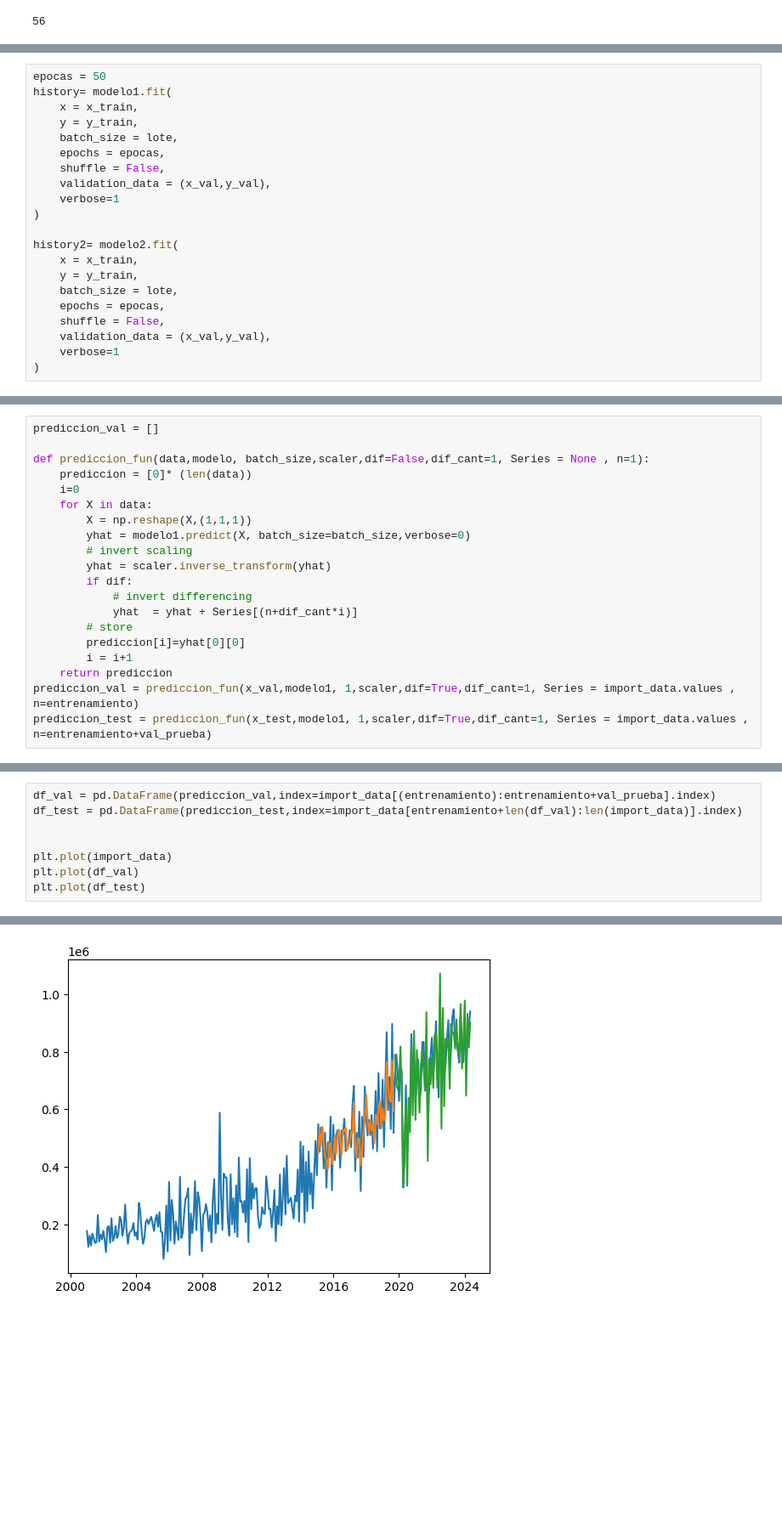
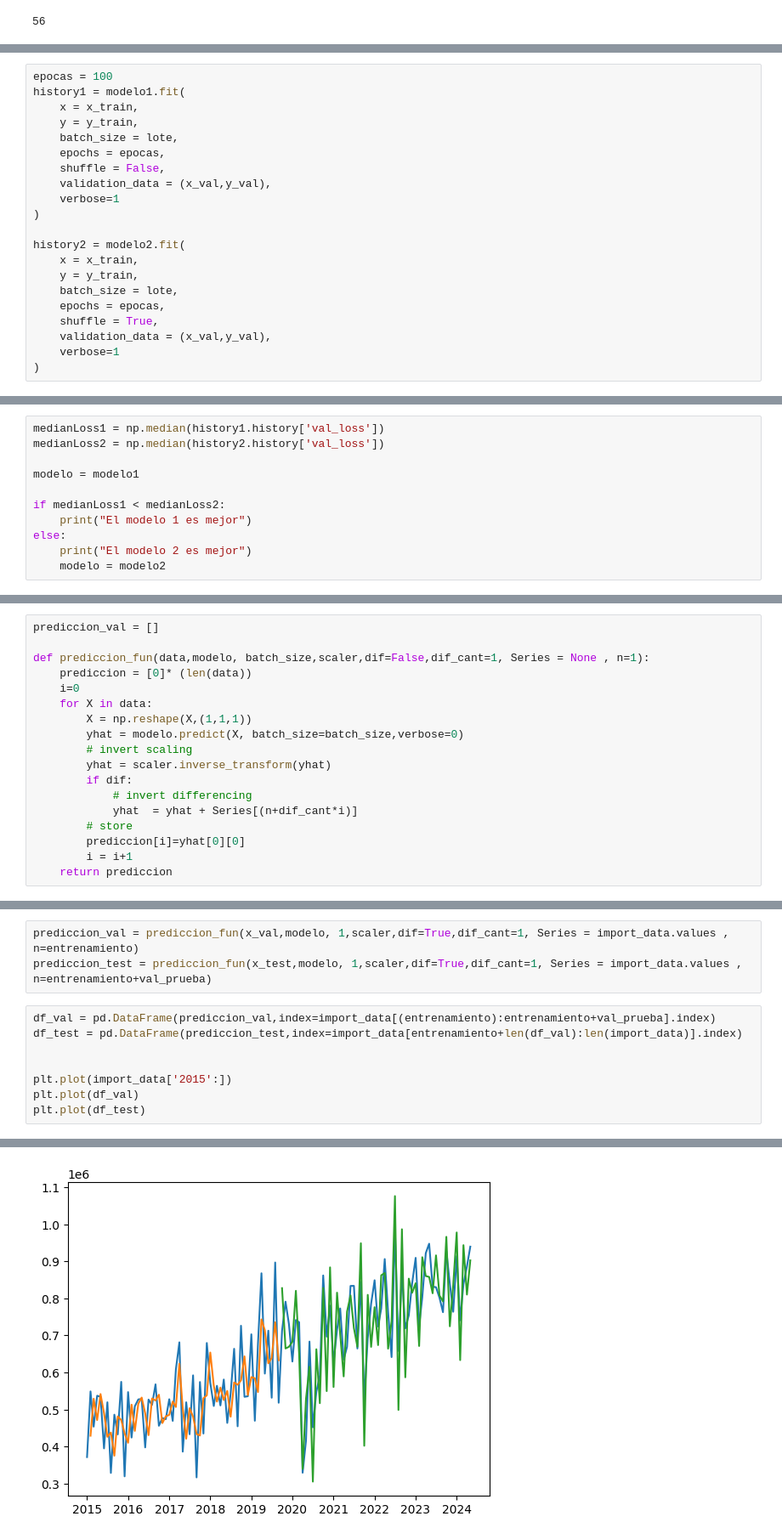
Before and after one commit to estebandonis/LSTMwithTimeSeries-DataScience, a Jupyter notebook: importationData.ipynb, the cells around one changed output, grey strips where cells are left out. Shown at 85% size. Drawn from its saved outputs; the diff is of its cells as text; blank space fills up the shorter version.

Commit message:
Gotten the best model using LSTM

```diff
--- a/importationData.ipynb
+++ b/importationData.ipynb
@@ -211,7 +210,7 @@ modelo1.compile(loss='mean_squared_error',optimizer="rmsprop")
 modelo2.compile(loss='mean_squared_error',optimizer="rmsprop")
 # %%
-epocas = 50
-history= modelo1.fit(
+epocas = 100
+history1 = modelo1.fit(
     x = x_train,
     y = y_train,
     batch_size = lote,
@@ -221,12 +220,12 @@ history= modelo1.fit(
     verbose=1
 )
 
-history2= modelo2.fit(
+history2 = modelo2.fit(
     x = x_train,
     y = y_train,
     batch_size = lote,
     epochs = epocas,
-    shuffle = False,
+    shuffle = True,
     validation_data = (x_val,y_val),
     verbose=1
 )
@@ -284,0 +270,11 @@ Pérdida en Prueba
+# %%
+medianLoss1 = np.median(history1.history['val_loss'])
+medianLoss2 = np.median(history2.history['val_loss'])
+
+modelo = modelo1
+
+if medianLoss1 < medianLoss2:
+    print("El modelo 1 es mejor")
+else:
+    print("El modelo 2 es mejor")
+    modelo = modelo2
@@ -290,7 +288,7 @@ def prediccion_fun(data,modelo, batch_size,scaler,dif=False,dif_cant=1, Series =
     i=0
     for X in data:
         X = np.reshape(X,(1,1,1))
-        yhat = modelo1.predict(X, batch_size=batch_size,verbose=0)
+        yhat = modelo.predict(X, batch_size=batch_size,verbose=0)
         # invert scaling
         yhat = scaler.inverse_transform(yhat)
         if dif:
@@ -300,5 +298,3 @@ def prediccion_fun(data,modelo, batch_size,scaler,dif=False,dif_cant=1, Series =
         prediccion[i]=yhat[0][0]
         i = i+1
     return prediccion
-prediccion_val = prediccion_fun(x_val,modelo1, 1,scaler,dif=True,dif_cant=1, Series = import_data.values , n=entrenamiento)
-prediccion_test = prediccion_fun(x_test,modelo1, 1,scaler,dif=True,dif_cant=1, Series = import_data.values , n=entrenamiento+val_prueba)
@@ -310,11 +301,14 @@ plt.plot(import_data)
+# %%
+prediccion_val = prediccion_fun(x_val,modelo, 1,scaler,dif=True,dif_cant=1, Series = import_data.values , n=entrenamiento)
+prediccion_test = prediccion_fun(x_test,modelo, 1,scaler,dif=True,dif_cant=1, Series = import_data.values , n=entrenamiento+val_prueba)
 # %%
 df_val = pd.DataFrame(prediccion_val,index=import_data[(entrenamiento):entrenamiento+val_prueba].index)
 df_test = pd.DataFrame(prediccion_test,index=import_data[entrenamiento+len(df_val):len(import_data)].index)
 
 
-plt.plot(import_data)
+plt.plot(import_data['2015':])
 plt.plot(df_val)
 plt.plot(df_test)
 # %% [output]
 [<matplotlib.lines.Line2D at 0x...>]
-[figure, old version]
+[figure, new version]
```
Also changed, not shown: parts of 12 cells of this notebook, 1 other file.
